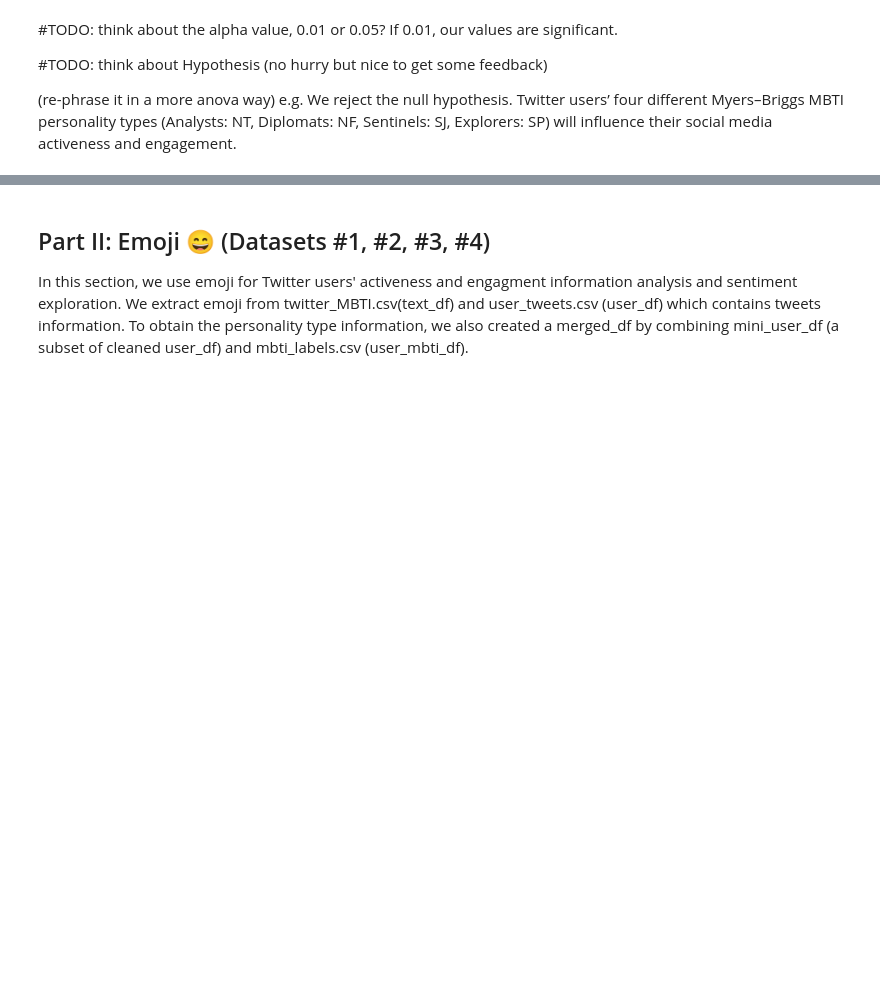
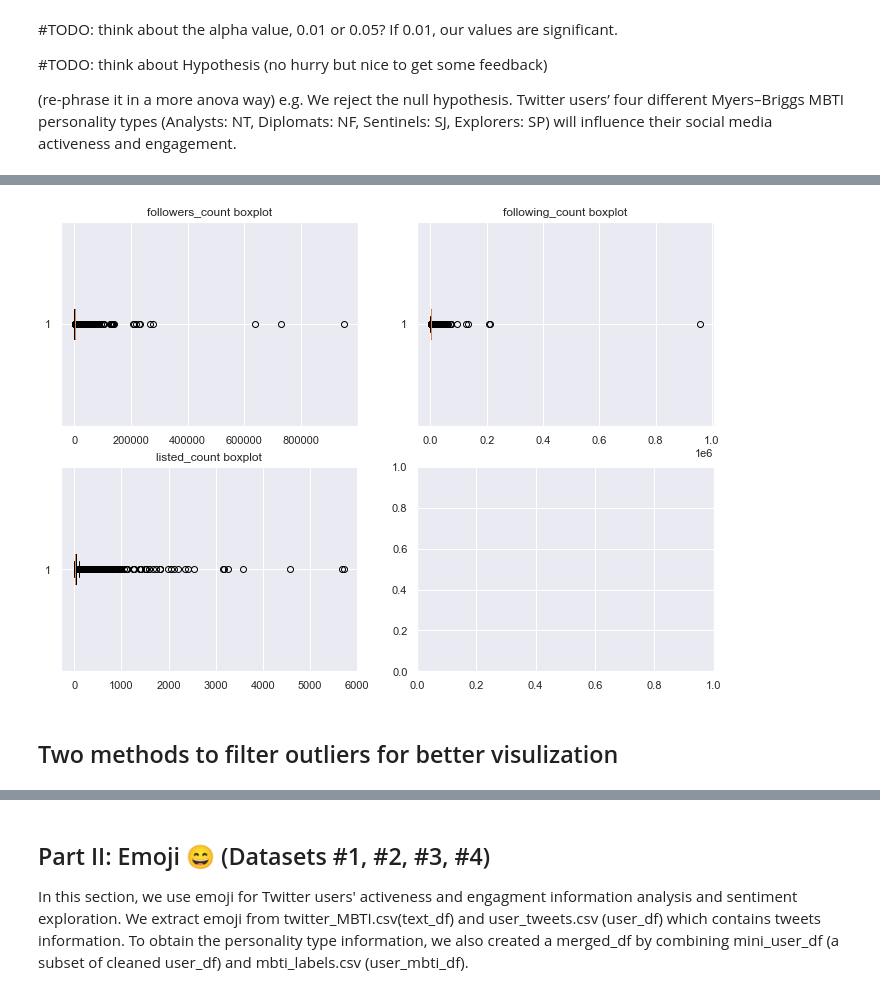
Before and after one commit to Skylar-Shi/MBTI_Data_Analysis_Project, a Jupyter notebook: EDACheckpointGroup_Sp23_RandomName.ipynb, the cells around one changed output, grey strips where cells are left out. Saved outputs shown, nothing was run; the diff lists cells and outputs as text; code cells hidden in the pictures; blank space fills up the shorter version.

```diff
--- a/EDACheckpointGroup_Sp23_RandomName.ipynb
+++ b/EDACheckpointGroup_Sp23_RandomName.ipynb
@@ -941,0 +999,13 @@ Twitter users’ four different Myers–Briggs MBTI personality types (Analysts:
+# %%
+fig, ((ax0, ax1), (ax2, ax3)) = plt.subplots(2, 2)
+ax0.boxplot(member_df['followers_count'], vert=False)
+ax1.boxplot(member_df['following_count'], vert=False)
+ax2.boxplot(member_df['listed_count'], vert=False)
+ax0.set_title('followers_count boxplot')
+ax1.set_title('following_count boxplot')
+ax2.set_title('listed_count boxplot')
+plt.show()
+# %% [output]
+[figure, added]
+# %% [markdown]
+## Two methods to filter outliers for better visulization
```
Also changed, not shown: parts of 32 cells of this notebook.
